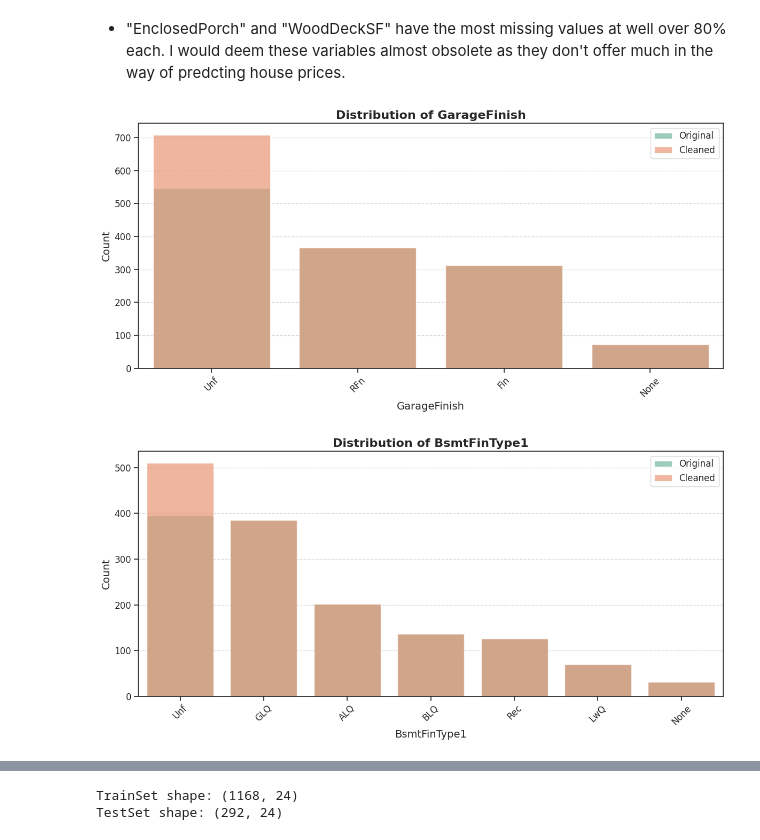
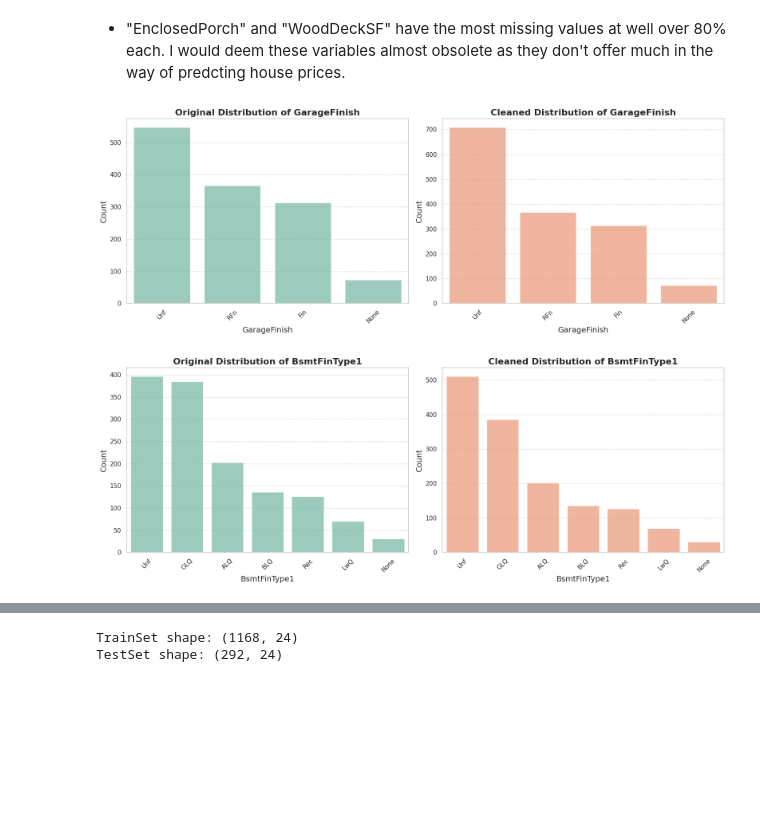
Before and after one commit to Drennan98/Heritage-Housing-Issues, a Jupyter notebook: jupyter_notebooks/3 - DataCleaning.ipynb, the cells around one changed output, grey strips where cells are left out. Cells and saved outputs as stored; diff of their text form; code cells hidden in the pictures; blank space fills up the shorter version.

Commit message:
Fix graphs to make more consistent

```diff
--- a/jupyter_notebooks/3 - DataCleaning.ipynb
+++ b/jupyter_notebooks/3 - DataCleaning.ipynb
@@ -261,55 +261,52 @@ def visualize_cleaning_impact(original_df, cleaned_df, vars_with_missing_data):
 
         plot_index += 1
 # %%
+import matplotlib.pyplot as plt
+import seaborn as sns
 from sklearn.impute import SimpleImputer
 
 # Select variables to apply the method to
 variables_method = ['GarageFinish', 'BsmtFinType1']
 
 # Initialize the SimpleImputer with a strategy
 imputer = SimpleImputer(strategy='constant', fill_value='Unf')
 
 # Fit and transform the data
 df_method = df.copy()
 df_method[variables_method] = imputer.fit_transform(df[variables_method])
 
-# Function to plot the distribution of a variable
+# Function to plot the distribution of a variable side-by-side
 def plot_distribution(original, cleaned, variable):
-    plt.figure(figsize=(12, 6))
+    fig, axes = plt.subplots(1, 2, figsize=(16, 6))
 
     # Set a color palette
     palette = sns.color_palette("Set2")
 
-    # Plot original distribution
-    sns.countplot(data=original, x=variable, color=palette[0], alpha=0.7, label='Original', order=original[variable].value_counts().index)
+    # Plot original distribution on the first subplot
+    sns.countplot(data=original, x=variable, color=palette[0], alpha=0.7, order=original[variable].value_counts().index, ax=axes[0])
+    axes[0].set_title(f'Original Distribution of {variable}', fontsize=16, fontweight='bold')
+    axes[0].set_xlabel(variable, fontsize=14)
+    axes[0].set_ylabel('Count', fontsize=14)
+    axes[0].tick_params(axis='x', labelrotation=45)
+    axes[0].grid(axis='y', linestyle='--', alpha=0.7)
 
-    # Plot cleaned distribution
-    sns.countplot(data=cleaned, x=variable, color=palette[1], alpha=0.7, label='Cleaned', order=cleaned[variable].value_counts().index)
+    # Plot cleaned distribution on the second subplot
+    sns.countplot(data=cleaned, x=variable, color=palette[1], alpha=0.7, order=cleaned[variable].value_counts().index, ax=axes[1])
+    axes[1].set_title(f'Cleaned Distribution of {variable}', fontsize=16, fontweight='bold')
+    axes[1].set_xlabel(variable, fontsize=14)
+    axes[1].set_ylabel('Count', fontsize=14)
+    axes[1].tick_params(axis='x', labelrotation=45)
+    axes[1].grid(axis='y', linestyle='--', alpha=0.7)
 
-    # Add titles and labels
-    plt.title(f'Distribution of {variable}', fontsize=16, fontweight='bold')
-    plt.xlabel(variable, fontsize=14)
-    plt.ylabel('Count', fontsize=14)
-    plt.legend(fontsize=12)
-
-    # Add grid
-    plt.grid(axis='y', linestyle='--', alpha=0.7)
-
-    # Improve x-tick labels
-    plt.xticks(fontsize=12, rotation=45)
-
-    # Improve y-tick labels
-    plt.yticks(fontsize=12)
-
-    plt.tight_layout()  # Adjust layout for better appearance
+    plt.tight_layout()
     plt.show()
 
 # Plot the distribution for each variable before and after imputation
 for var in variables_method:
     plot_distribution(df, df_method, var)
 # %% [output]
-[figure, old version]
+[figure, new version]
-[figure, old version]
+[figure, new version]
 # %%
 # "2ndFlrSF", "EnclosedPorch", "MasVnrArea"m, "WoodDeckSF"
 
```
Also changed, not shown: parts of 3 cells of this notebook.
